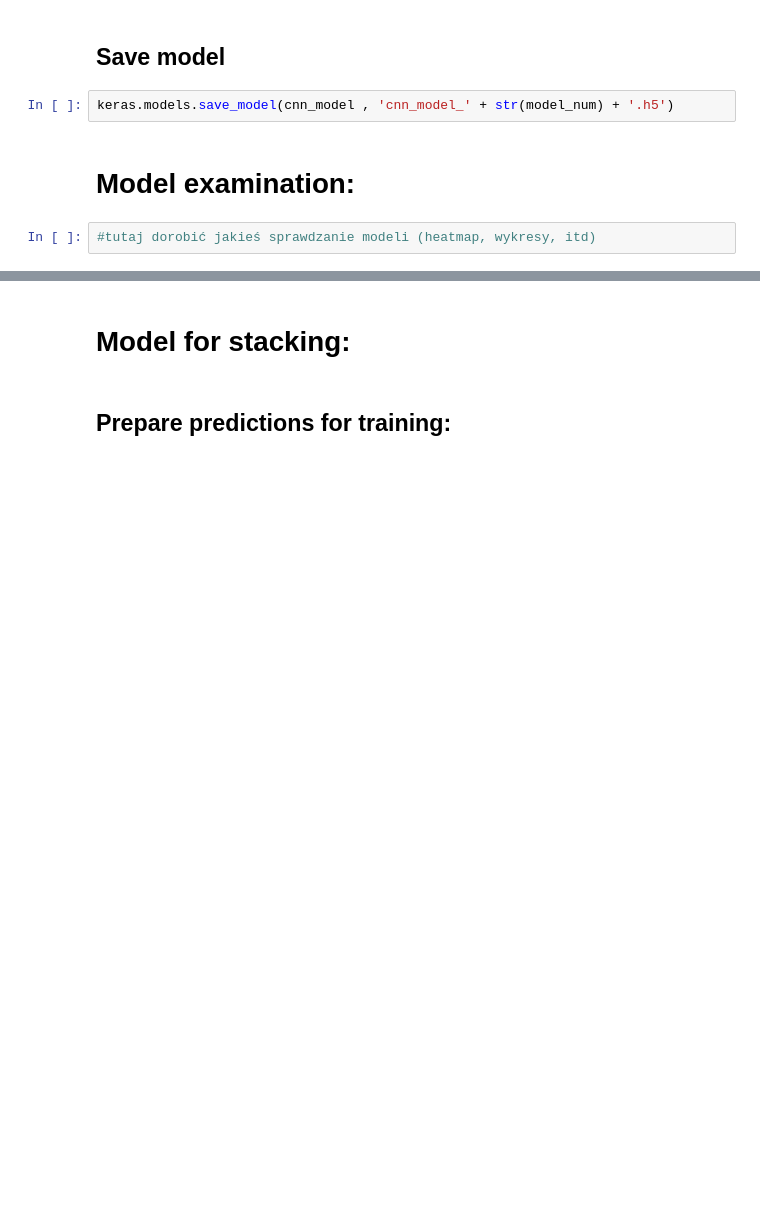
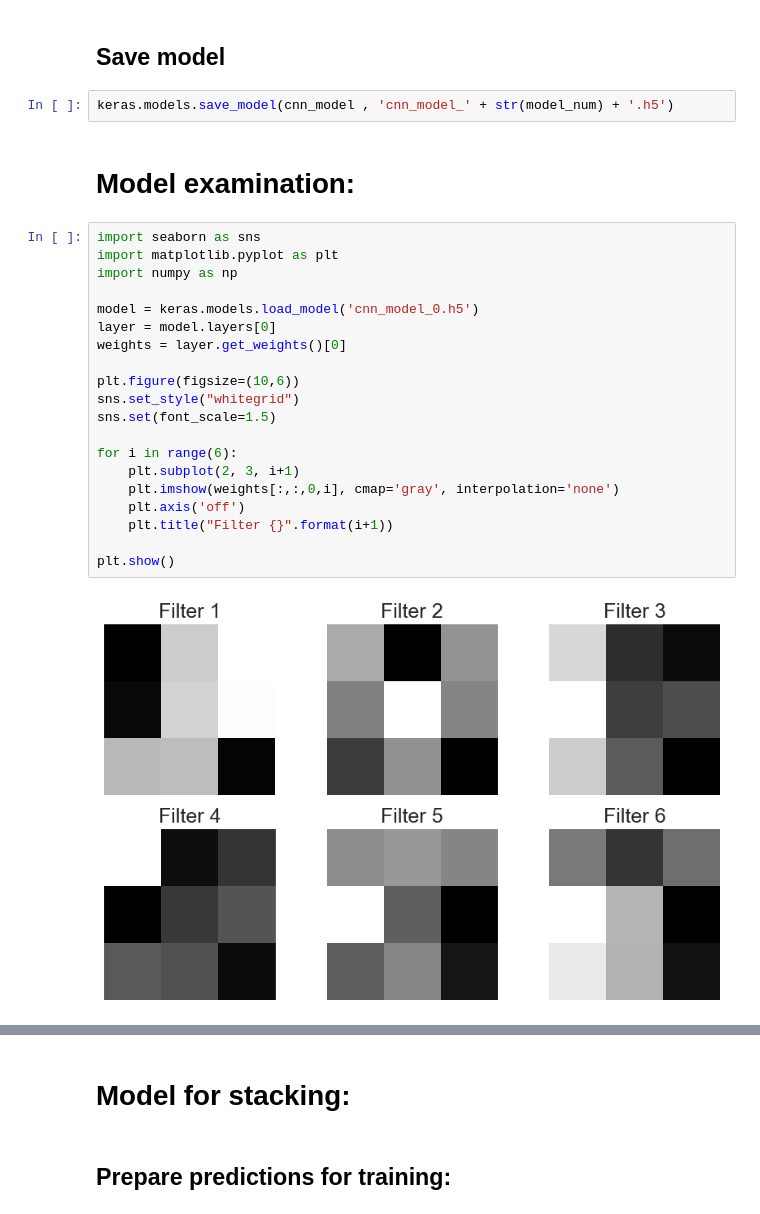
Before and after one commit to mikkelx/api-with-ml-models, a Jupyter notebook: CNN_fashion.ipynb, the cells around one changed output, grey strips where cells are left out. Saved outputs shown, nothing was run; the diff lists cells and outputs as text; blank space fills up the shorter version.

```diff
--- a/CNN_fashion.ipynb
+++ b/CNN_fashion.ipynb
@@ -191,5 +191,25 @@ Model accuracy:  0.8653333187103271
 keras.models.save_model(cnn_model , 'cnn_model_' + str(model_num) + '.h5')
 # %% [markdown]
 # Model examination:
-# %%
-#tutaj dorobić jakieś sprawdzanie modeli (heatmap, wykresy, itd)
+# %%
+import seaborn as sns
+import matplotlib.pyplot as plt
+import numpy as np
+
+model = keras.models.load_model('cnn_model_0.h5')
+layer = model.layers[0]
+weights = layer.get_weights()[0]
+
+plt.figure(figsize=(10,6))
+sns.set_style("whitegrid")
+sns.set(font_scale=1.5)
+
+for i in range(6):
+    plt.subplot(2, 3, i+1)
+    plt.imshow(weights[:,:,0,i], cmap='gray', interpolation='none')
+    plt.axis('off')
+    plt.title("Filter {}".format(i+1))
+
+plt.show()
+# %% [output]
+[figure, added]
```
Also changed, not shown: parts of 12 cells of this notebook.
